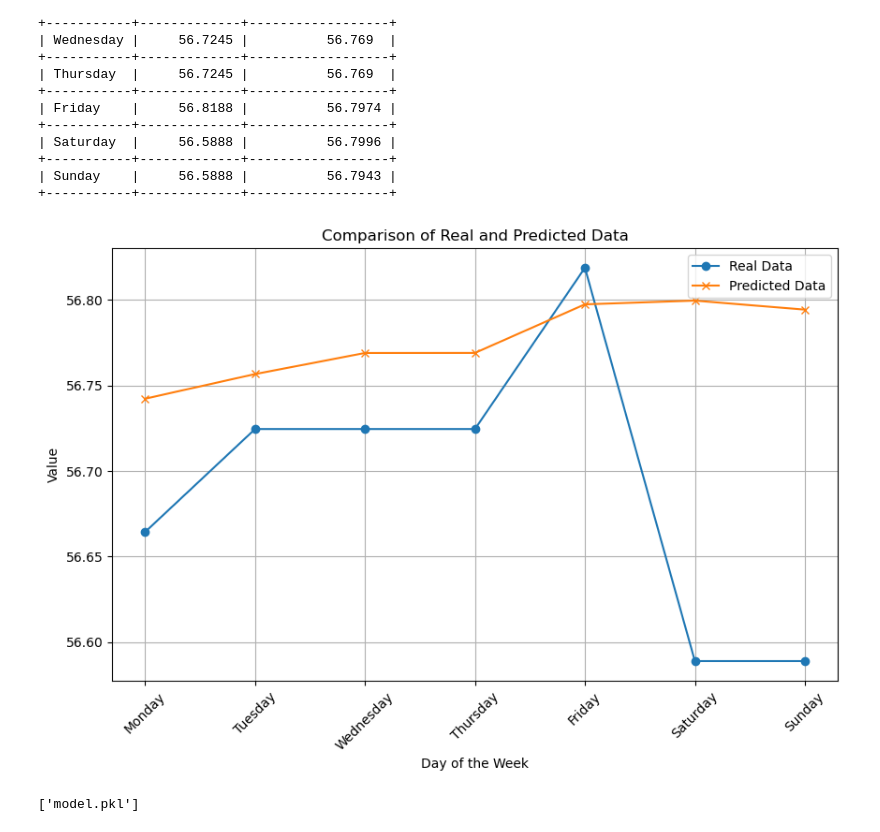
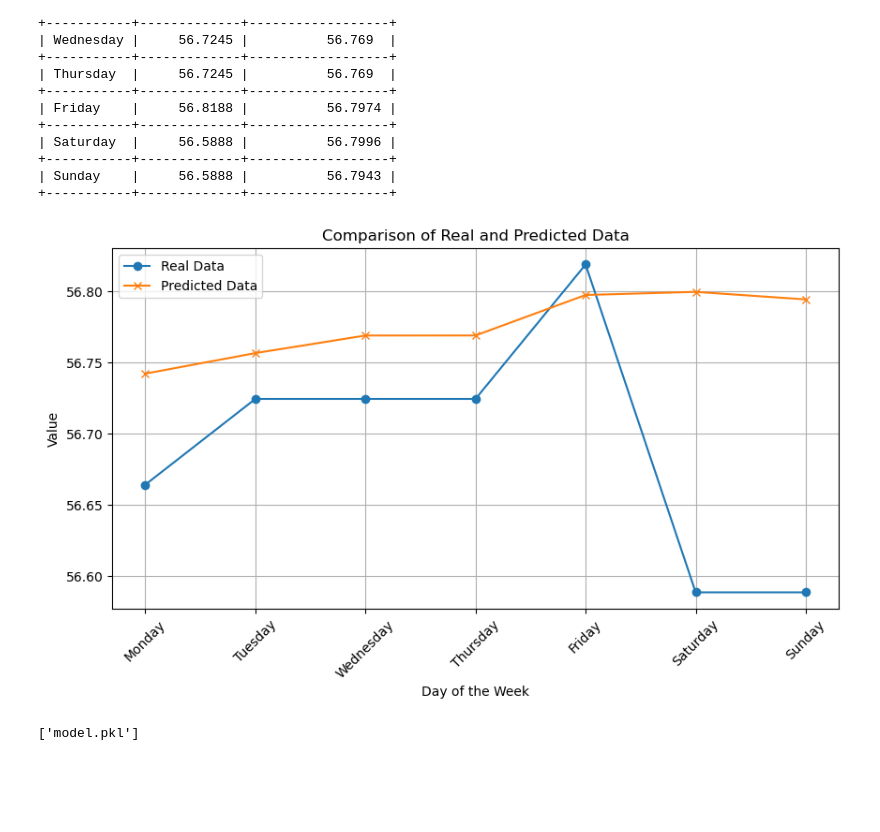
Before and after one commit to nikoladomazetovikj/exchange-rate-prediction-model, a Jupyter notebook: model_training.ipynb, the cells around one changed output. Drawn from its saved outputs; the diff is of its cells as text; code cells hidden in the pictures; blank space fills up the shorter version.

Commit message:
fix: visualization graph

```diff
--- a/model_training.ipynb
+++ b/model_training.ipynb
@@ -350,19 +350,19 @@ print(tabulate(comparison_table_data, headers=["Future", "Real Data", "Predicted
 # %%
 real_data = [row[1] for row in comparison_table_data]
 predicted_data = [row[2] for row in comparison_table_data]
 
-plt.figure(figsize=(10, 6))
+plt.figure(figsize=(10, 5))
 plt.plot(days_of_week, real_data, marker='o', label='Real Data')
 plt.plot(days_of_week, predicted_data, marker='x', label='Predicted Data')
 plt.title('Comparison of Real and Predicted Data')
 plt.xlabel('Day of the Week')
 plt.ylabel('Value')
 plt.legend()
 plt.grid(True)
 plt.xticks(rotation=45)
 plt.show()
 # %% [output]
-[figure, old version]
+[figure, new version]
 # %%
 import joblib
 joblib.dump(mlp, 'model.pkl')
```
